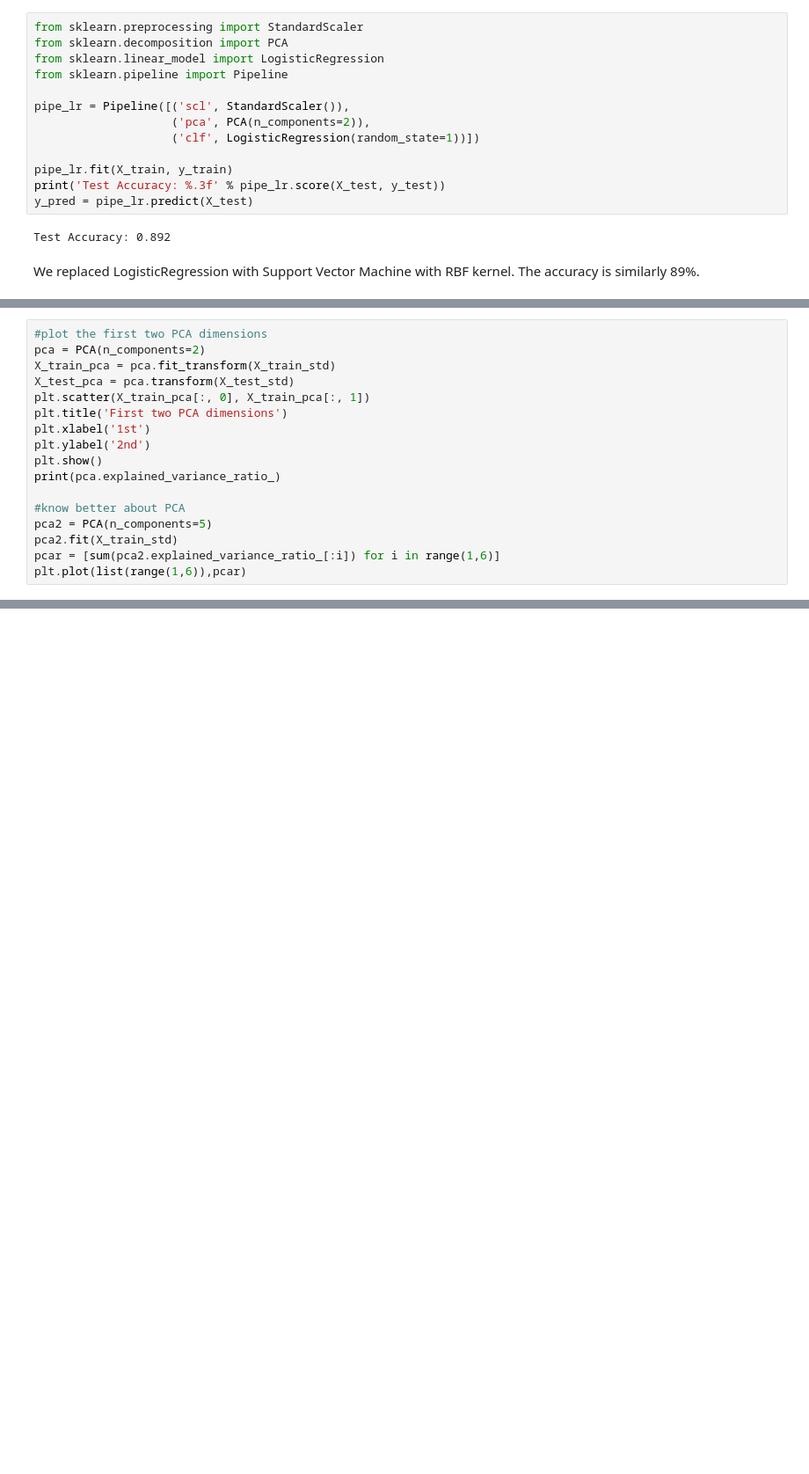
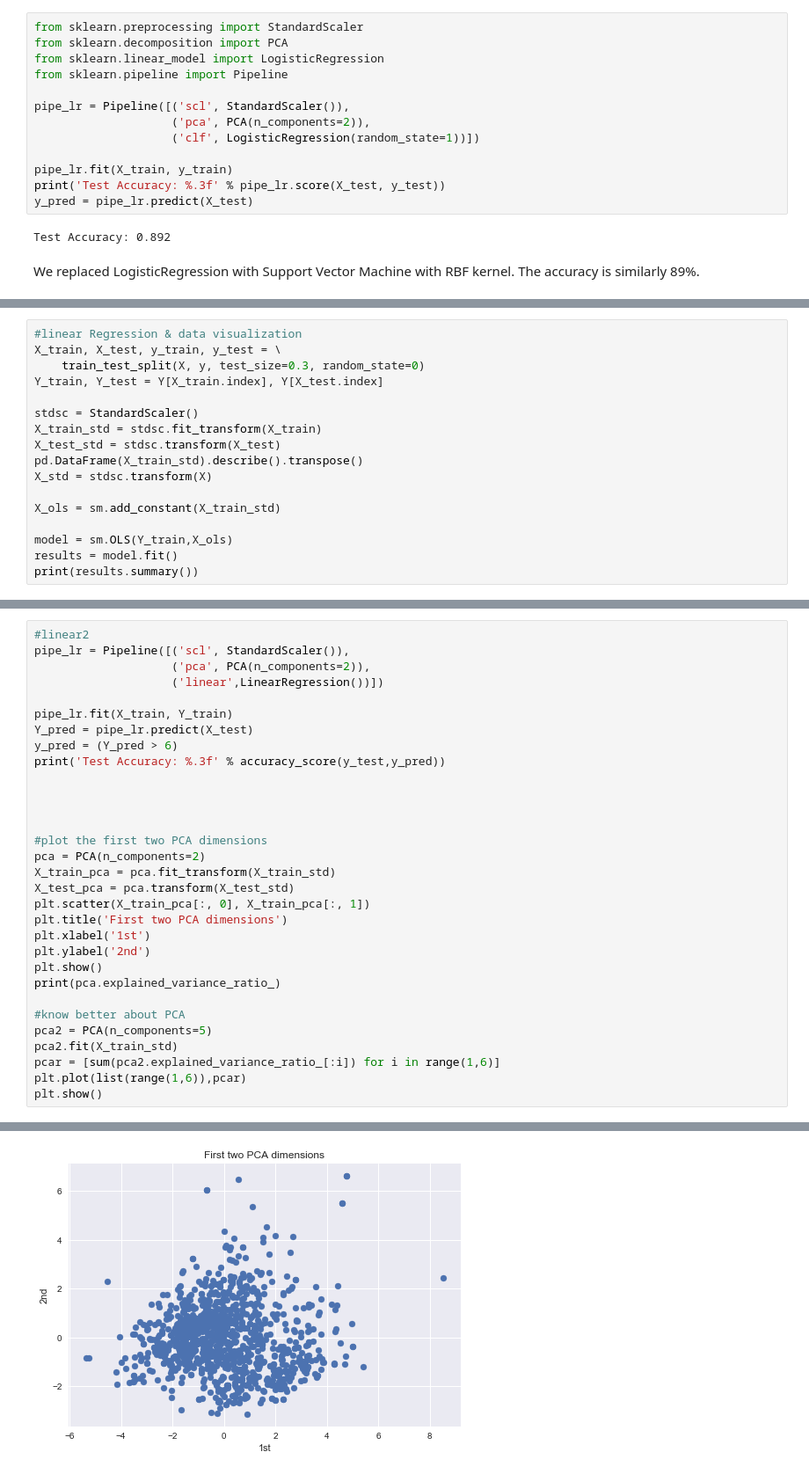
Before and after one commit to JOY199603/2016.M3.TQF-ML, a Jupyter notebook: TestSet1/yao_tianhang_1.ipynb, the cells around one changed output, grey strips where cells are left out. Shown at 88% size. Cells and saved outputs as stored; diff of their text form; blank space fills up the shorter version.

```diff
--- a/TestSet1/yao_tianhang_1.ipynb
+++ b/TestSet1/yao_tianhang_1.ipynb
@@ -120,0 +120,17 @@ print('Test Accuracy: %.3f' % accuracy_score(y_test,y_pred))
+# %%
+#linear Regression & data visualization
+X_train, X_test, y_train, y_test = \
+    train_test_split(X, y, test_size=0.3, random_state=0)
+Y_train, Y_test = Y[X_train.index], Y[X_test.index]
+
+stdsc = StandardScaler()
+X_train_std = stdsc.fit_transform(X_train)
+X_test_std = stdsc.transform(X_test)
+pd.DataFrame(X_train_std).describe().transpose()
+X_std = stdsc.transform(X)
+
+X_ols = sm.add_constant(X_train_std)
+
+model = sm.OLS(Y_train,X_ols)
+results = model.fit()
+print(results.summary())
@@ -121,4 +155,17 @@ print('Test Accuracy: %.3f' % accuracy_score(y_test,y_pred))
 # %%
+#linear2
+pipe_lr = Pipeline([('scl', StandardScaler()),
+                    ('pca', PCA(n_components=2)),
+                    ('linear',LinearRegression())])
+
+pipe_lr.fit(X_train, Y_train)
+Y_pred = pipe_lr.predict(X_test)
+y_pred = (Y_pred > 6)
+print('Test Accuracy: %.3f' % accuracy_score(y_test,y_pred))
+
+
+
+
 #plot the first two PCA dimensions
 pca = PCA(n_components=2)
 X_train_pca = pca.fit_transform(X_train_std)
@@ -135,3 +182,5 @@ pca2 = PCA(n_components=5)
 pca2.fit(X_train_std)
 pcar = [sum(pca2.explained_variance_ratio_[:i]) for i in range(1,6)]
 plt.plot(list(range(1,6)),pcar)
+plt.show()
+# %% [output]
@@ -137,0 +188 @@ plt.plot(list(range(1,6)),pcar)
+[figure, added]
```
Also changed, not shown: parts of 5 cells of this notebook.
